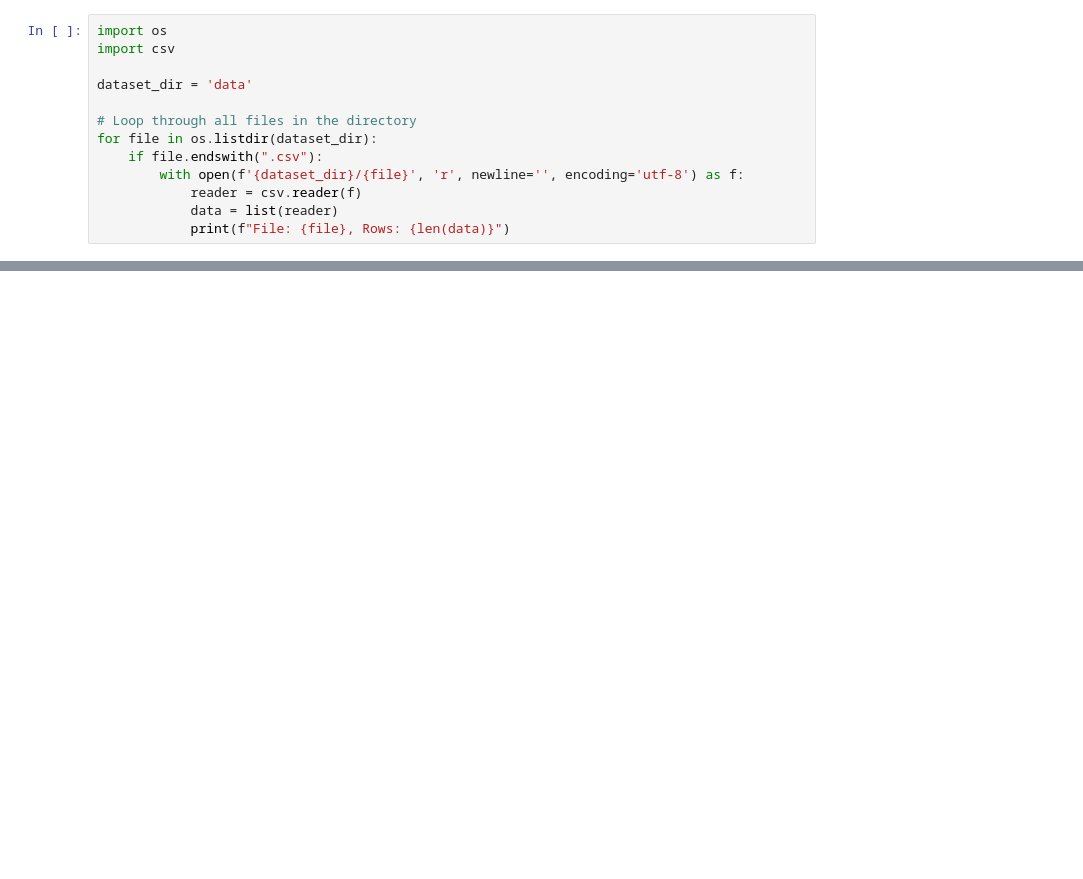
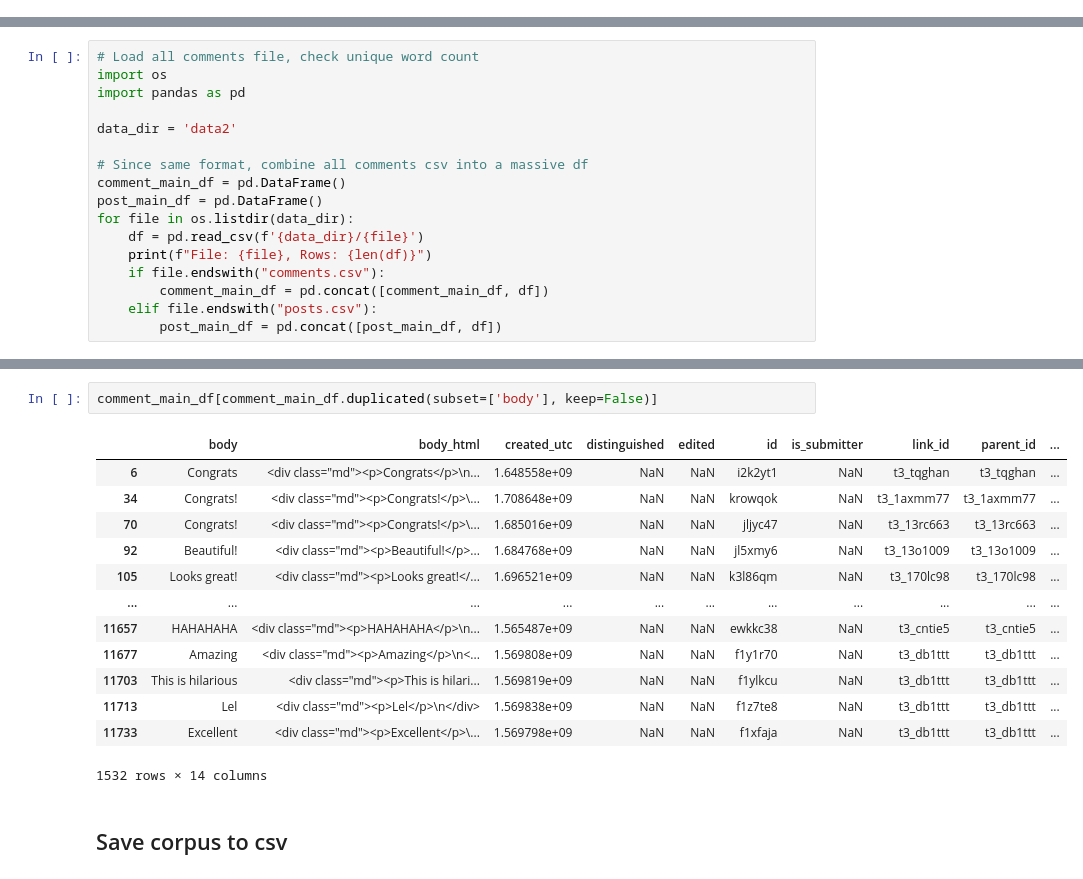
Before and after one commit to ao9000/SC4021-Project, a Jupyter notebook: reddit-data-extraction.ipynb, the cells around one changed output, grey strips where cells are left out. Saved outputs shown, nothing was run; the diff lists cells and outputs as text; blank space fills up the shorter version.

```diff
--- a/reddit-data-extraction.ipynb
+++ b/reddit-data-extraction.ipynb
@@ -250,13 +239,0 @@ No: 100, Title: cars-electric:Is anyone else excited for a small, relatively lig
-# %%
-import os
-import csv
-
-dataset_dir = 'data'
-
-# Loop through all files in the directory
-for file in os.listdir(dataset_dir):
-    if file.endswith(".csv"):
-        with open(f'{dataset_dir}/{file}', 'r', newline='', encoding='utf-8') as f:
-            reader = csv.reader(f)
-            data = list(reader)
-            print(f"File: {file}, Rows: {len(data)}")
@@ -280,0 +240,17 @@ File: teslamotors-posts.csv, Rows: 101
+# %%
+# Load all comments file, check unique word count
+import os
+import pandas as pd
+
+data_dir = 'data2'
+
+# Since same format, combine all comments csv into a massive df
+comment_main_df = pd.DataFrame()
+post_main_df = pd.DataFrame()
+for file in os.listdir(data_dir):
+    df = pd.read_csv(f'{data_dir}/{file}')
+    print(f"File: {file}, Rows: {len(df)}")
+    if file.endswith("comments.csv"):
+        comment_main_df = pd.concat([comment_main_df, df])
+    elif file.endswith("posts.csv"):
+        post_main_df = pd.concat([post_main_df, df])
@@ -280,0 +314,18 @@ File: teslamotors-posts.csv, Rows: 101
+# %%
+comment_main_df[comment_main_df.duplicated(subset=['body'], keep=False)]
+# %% [output]
+|  | body | body_html | created_utc | distinguished | edited | id | is_submitter | link_id | parent_id | ... |
+| 6 | Congrats | <div class="md"><p>Congrats</p>\n... | 1.648558e+09 | NaN | NaN | i2k2yt1 | NaN | t3_tqghan | t3_tqghan | ... |
+| 34 | Congrats! | <div class="md"><p>Congrats!</p>\... | 1.708648e+09 | NaN | NaN | krowqok | NaN | t3_1axmm77 | t3_1axmm77 | ... |
+| 70 | Congrats! | <div class="md"><p>Congrats!</p>\... | 1.685016e+09 | NaN | NaN | jljyc47 | NaN | t3_13rc663 | t3_13rc663 | ... |
+| 92 | Beautiful! | <div class="md"><p>Beautiful!</p>... | 1.684768e+09 | NaN | NaN | jl5xmy6 | NaN | t3_13o1009 | t3_13o1009 | ... |
+| 105 | Looks great! | <div class="md"><p>Looks great!</... | 1.696521e+09 | NaN | NaN | k3l86qm | NaN | t3_170lc98 | t3_170lc98 | ... |
+| ... | ... | ... | ... | ... | ... | ... | ... | ... | ... | ... |
+| 11657 | HAHAHAHA | <div class="md"><p>HAHAHAHA</p>\n... | 1.565487e+09 | NaN | NaN | ewkkc38 | NaN | t3_cntie5 | t3_cntie5 | ... |
+| 11677 | Amazing | <div class="md"><p>Amazing</p>\n<... | 1.569808e+09 | NaN | NaN | f1y1r70 | NaN | t3_db1ttt | t3_db1ttt | ... |
+| 11703 | This is hilarious | <div class="md"><p>This is hilari... | 1.569819e+09 | NaN | NaN | f1ylkcu | NaN | t3_db1ttt | t3_db1ttt | ... |
+| 11713 | Lel | <div class="md"><p>Lel</p>\n</div> | 1.569838e+09 | NaN | NaN | f1z7te8 | NaN | t3_db1ttt | t3_db1ttt | ... |
+| 11733 | Excellent | <div class="md"><p>Excellent</p>\... | 1.569798e+09 | NaN | NaN | f1xfaja | NaN | t3_db1ttt | t3_db1ttt | ... |
+1532 rows × 14 columns
+# %% [markdown]
+## Save corpus to csv
```
Also changed, not shown: parts of 26 cells of this notebook, 1 other file.
